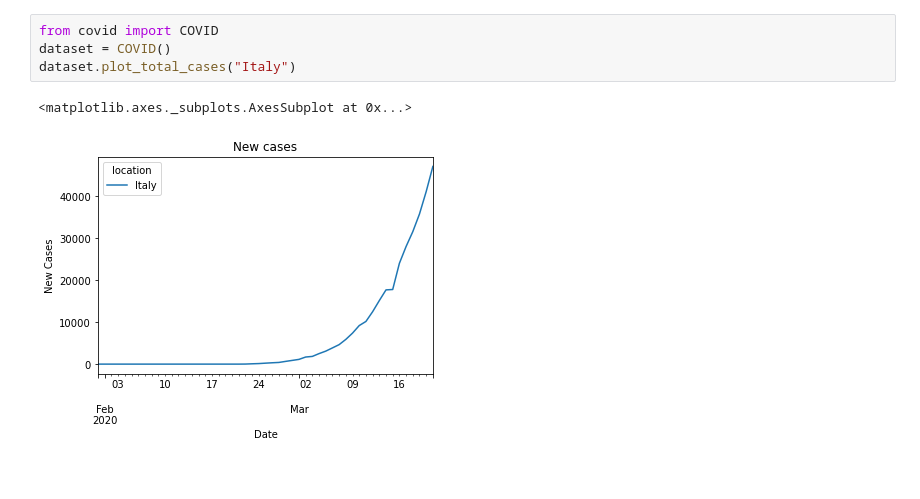
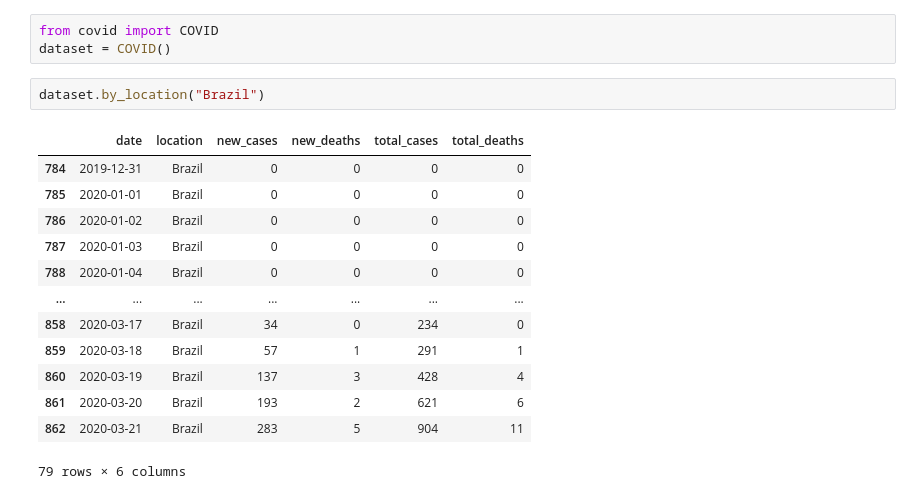
Before and after one commit to reisdev/covid-19-analysis, a Jupyter notebook: Analysis of COVID-19 Behavior.ipynb, the cells around one changed output. Cells and saved outputs as stored; diff of their text form.

Commit message:
Fixing docs images + notebook examples + plot hotfixes

```diff
--- a/Analysis of COVID-19 Behavior.ipynb
+++ b/Analysis of COVID-19 Behavior.ipynb
@@ -1,7 +1,19 @@
 # %%
 from covid import COVID
 dataset = COVID()
-dataset.plot_total_cases("Italy")
-# %% [output]
-<matplotlib.axes._subplots.AxesSubplot at 0x...>
-[figure, removed]
+# %%
+dataset.by_location("Brazil")
+# %% [output]
+|  | date | location | new_cases | new_deaths | total_cases | total_deaths |
+| 784 | 2019-12-31 | Brazil | 0 | 0 | 0 | 0 |
+| 785 | 2020-01-01 | Brazil | 0 | 0 | 0 | 0 |
+| 786 | 2020-01-02 | Brazil | 0 | 0 | 0 | 0 |
+| 787 | 2020-01-03 | Brazil | 0 | 0 | 0 | 0 |
+| 788 | 2020-01-04 | Brazil | 0 | 0 | 0 | 0 |
+| ... | ... | ... | ... | ... | ... | ... |
+| 858 | 2020-03-17 | Brazil | 34 | 0 | 234 | 0 |
+| 859 | 2020-03-18 | Brazil | 57 | 1 | 291 | 1 |
+| 860 | 2020-03-19 | Brazil | 137 | 3 | 428 | 4 |
+| 861 | 2020-03-20 | Brazil | 193 | 2 | 621 | 6 |
+| 862 | 2020-03-21 | Brazil | 283 | 5 | 904 | 11 |
+79 rows × 6 columns
```
Also changed, not shown: parts of 3 cells of this notebook, 2 other files.
